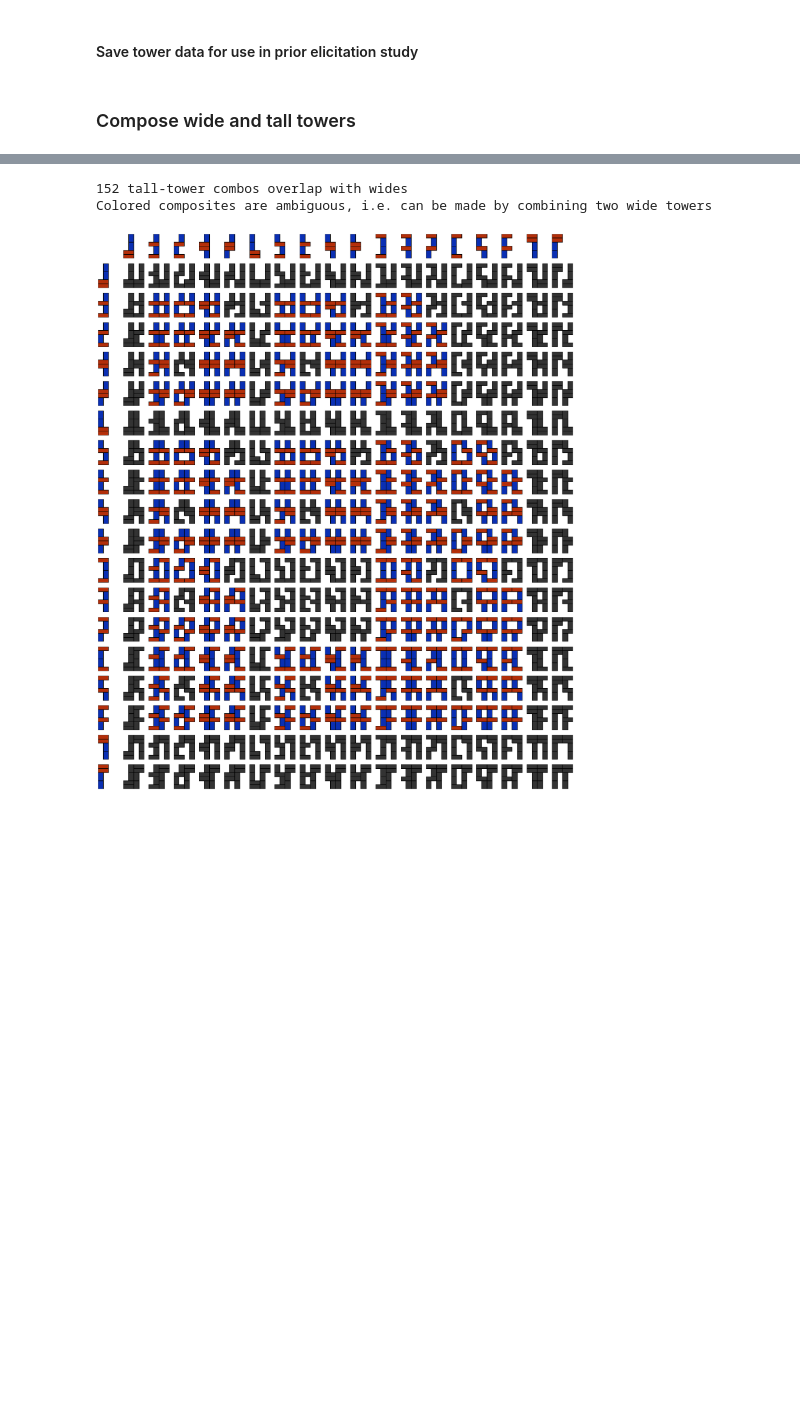
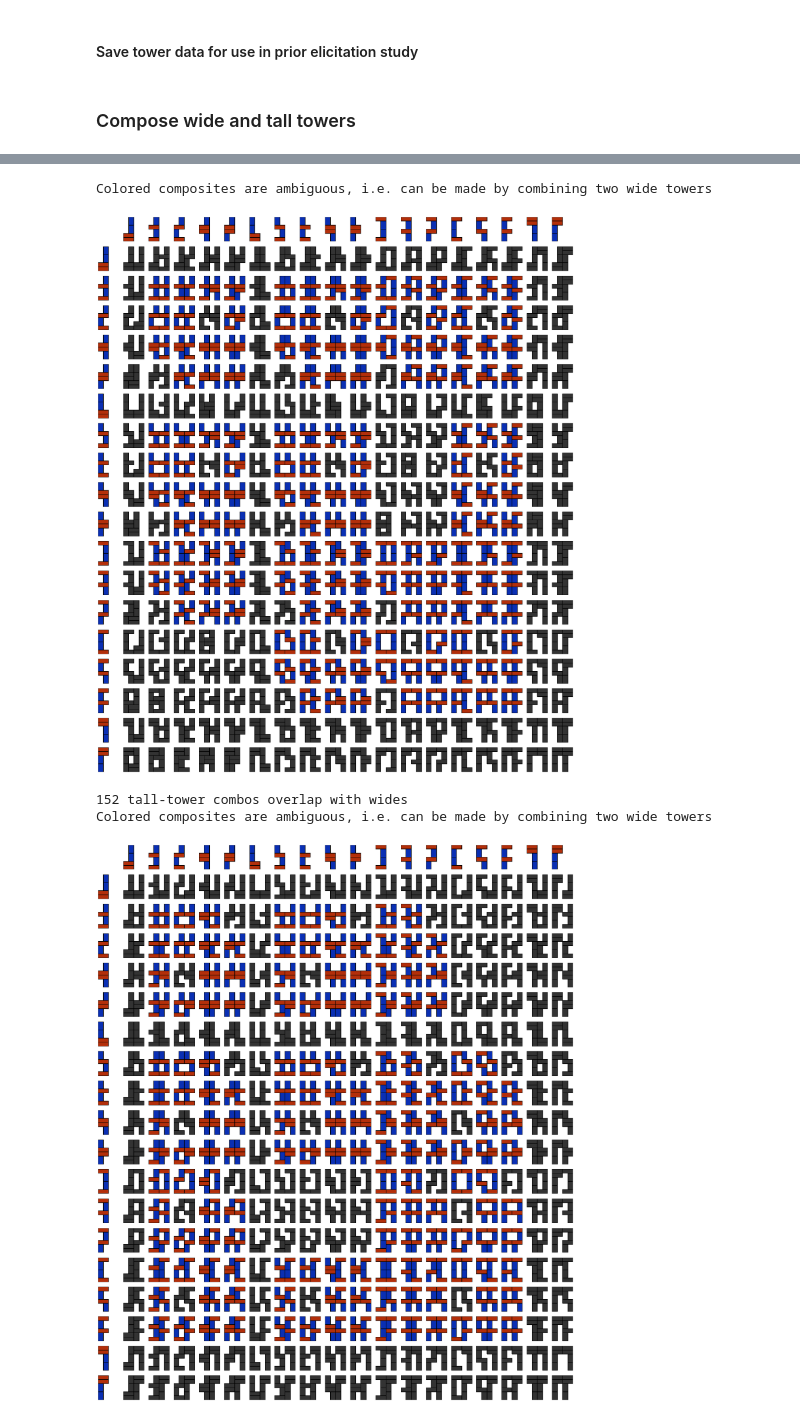
Before and after one commit to cogtoolslab/compositional-abstractions, a Jupyter notebook: stimuli/paired_tower_stim_generator.ipynb, the cells around one changed output, grey strips where cells are left out. Drawn from its saved outputs; the diff is of its cells as text; code cells hidden in the pictures; blank space fills up the shorter version.

```diff
--- a/stimuli/paired_tower_stim_generator.ipynb
+++ b/stimuli/paired_tower_stim_generator.ipynb
@@ -506,3 +592,42 @@ vert_maps_w4 = np.array(list(map(lambda x: utils.convert_to_str(x.block_map),
+# %%
+n_towers = len(tall_ids)
+
+fig, axs = plt.subplots(n_towers+1, n_towers+1, figsize = (30, 36) )
+
+for ax in axs.flatten():
+    ax.axis('off')
+
+# Add tower-chunks as titles
+for i in range(0, n_towers):
+    world = utils.worldify(tall_subset_w2['stim'][i],
+                           block_dims = block_dims,
+                           block_colors = block_colors)
+    utils.tower_subplot(utils.patches_for_world(world.blocks), axs[i+1,0])
+    utils.tower_subplot(utils.patches_for_world(world.blocks), axs[0,i+1])
+
+# iterate over towers
+for i, A_id in enumerate(tall_ids):
+    for j, B_id in enumerate(tall_ids):
+        maybe_composite =  df_composites[(df_composites.tower_A_number_str == A_id) &
+                                         (df_composites.tower_B_number_str == B_id)].reset_index()
+
+        if len(maybe_composite) == 1:
+            world = maybe_composite['composite'][0]
+            if maybe_composite['ambiguous'][0]:
+                utils.tower_subplot(utils.patches_for_world(world.blocks),
+                                axs[i+1,j+1])
+
+            else:
+                world_grey = utils.worldify(world.get_block_dict()['blocks'],
+                                       block_dims = block_dims,
+                                       block_colors = grey)
+                utils.tower_subplot(utils.patches_for_world(world_grey.blocks),
+                                axs[i+1,j+1])
+
+print('Colored composites are ambiguous, i.e. can be made by combining two wide towers')
+# %% [output]
+Colored composites are ambiguous, i.e. can be made by combining two wide towers
+[figure, added]
 # %%
 n_towers = horz_composition_tall_subset_w2.shape[0]
 
```
Also changed, not shown: parts of 13 cells of this notebook, 2 other files.
